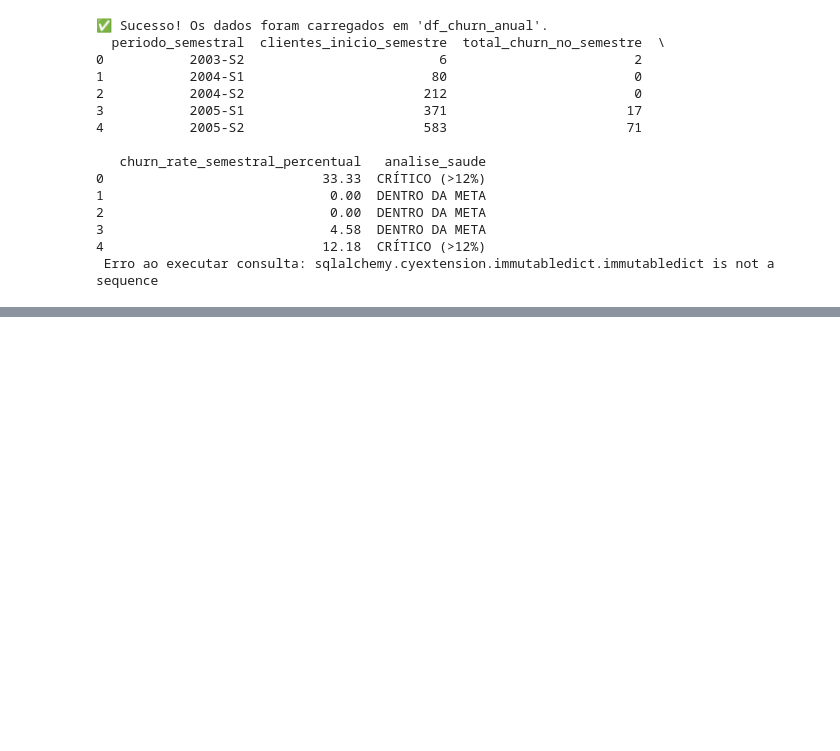
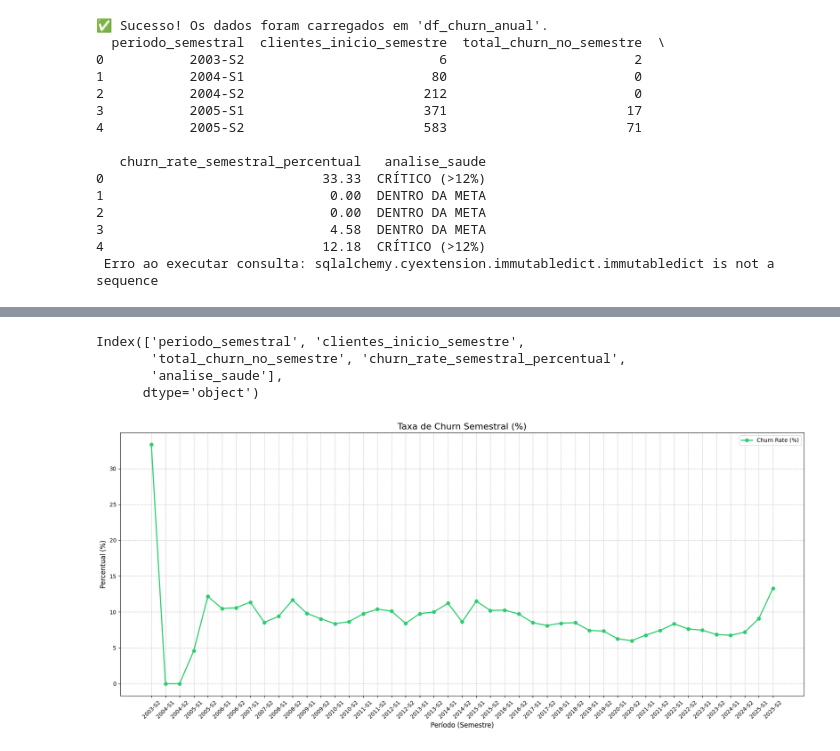
Before and after one commit to fabiopimentel21/customer-retention-analytics, a Jupyter notebook: churn-clientes.ipynb, the cells around one changed output, grey strips where cells are left out. Drawn from its saved outputs; the diff is of its cells as text; code cells hidden in the pictures; blank space fills up the shorter version.

Commit message:
adicionando analise semestral

```diff
--- a/churn-clientes.ipynb
+++ b/churn-clientes.ipynb
@@ -390,3 +390,34 @@ df_churn_semestral
 | 42 | 2024-S2 | 6853 | 492 | 7.18 | DENTRO DA META |
 | 43 | 2025-S1 | 9581 | 870 | 9.08 | ALERTA |
 | 44 | 2025-S2 | 9428 | 1256 | 13.32 | CRÍTICO (>12%) |
+# %%
+print(df_churn_semestral.columns)
+# %% [output]
+Index(['periodo_semestral', 'clientes_inicio_semestre',
+       'total_churn_no_semestre', 'churn_rate_semestral_percentual',
+       'analise_saude'],
+      dtype='object')
+# %%
+plt.figure(figsize=(18,8))
+
+plt.plot(
+    df_churn_semestral["periodo_semestral"],  # Nome correto da coluna
+    df_churn_semestral["churn_rate_semestral_percentual"],
+    marker='o',
+    linewidth=2,
+    color='#2ecc71', # Um verde legal para análise
+    label='Churn Rate (%)'
+)
+
+# Adicionando detalhes para o gráfico ficar profissional
+plt.title("Taxa de Churn Semestral (%)", fontsize=16)
+plt.xlabel("Período (Semestre)", fontsize=12)
+plt.ylabel("Percentual (%)", fontsize=12)
+plt.xticks(rotation=45) # Rotaciona as datas para não sobrepor
+plt.grid(True, linestyle='--', alpha=0.7)
+plt.legend()
+
+plt.tight_layout()
+plt.show()
+# %% [output]
+[figure, added]
```
Also changed, not shown: parts of 1 cell of this notebook.
